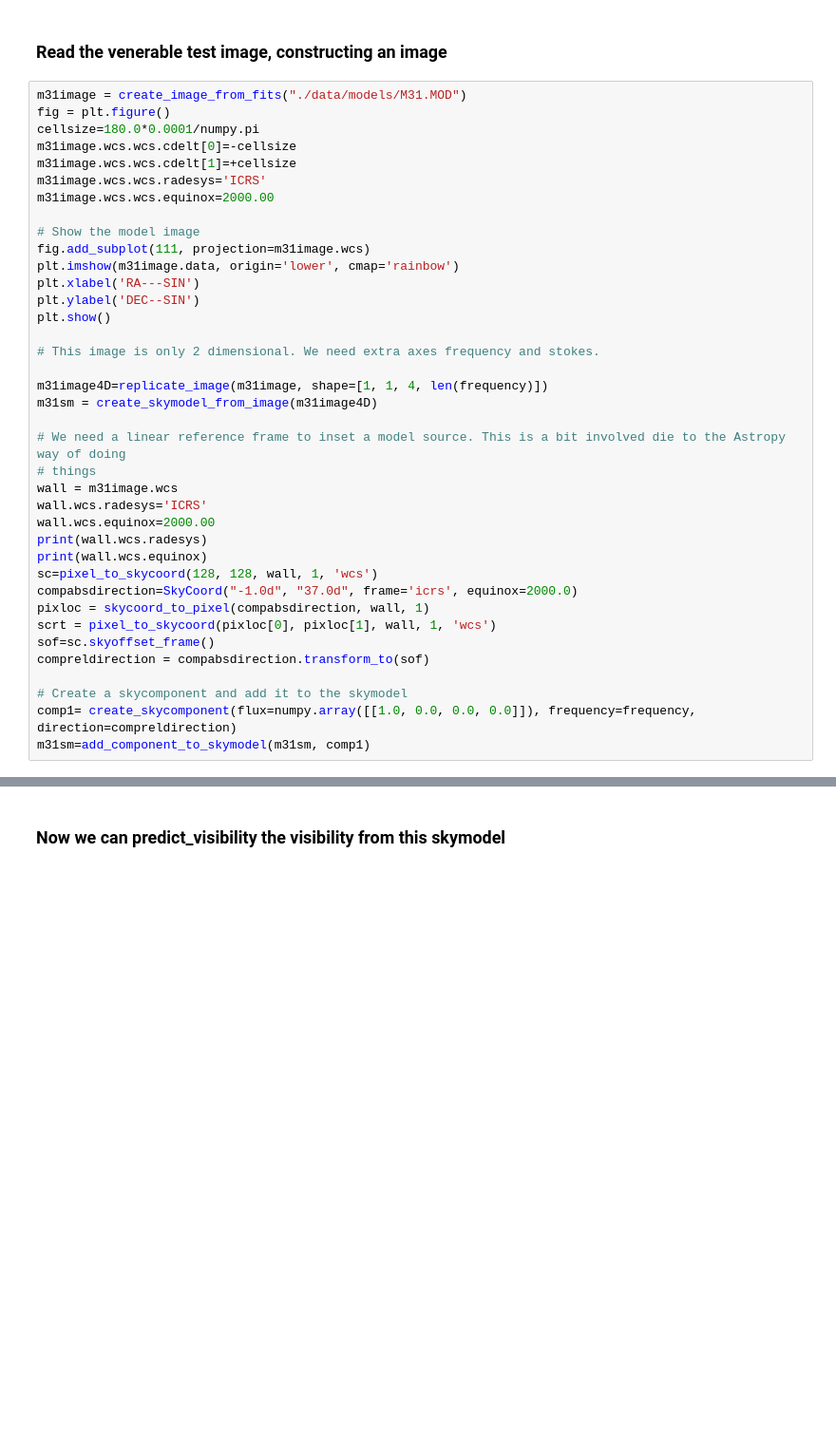
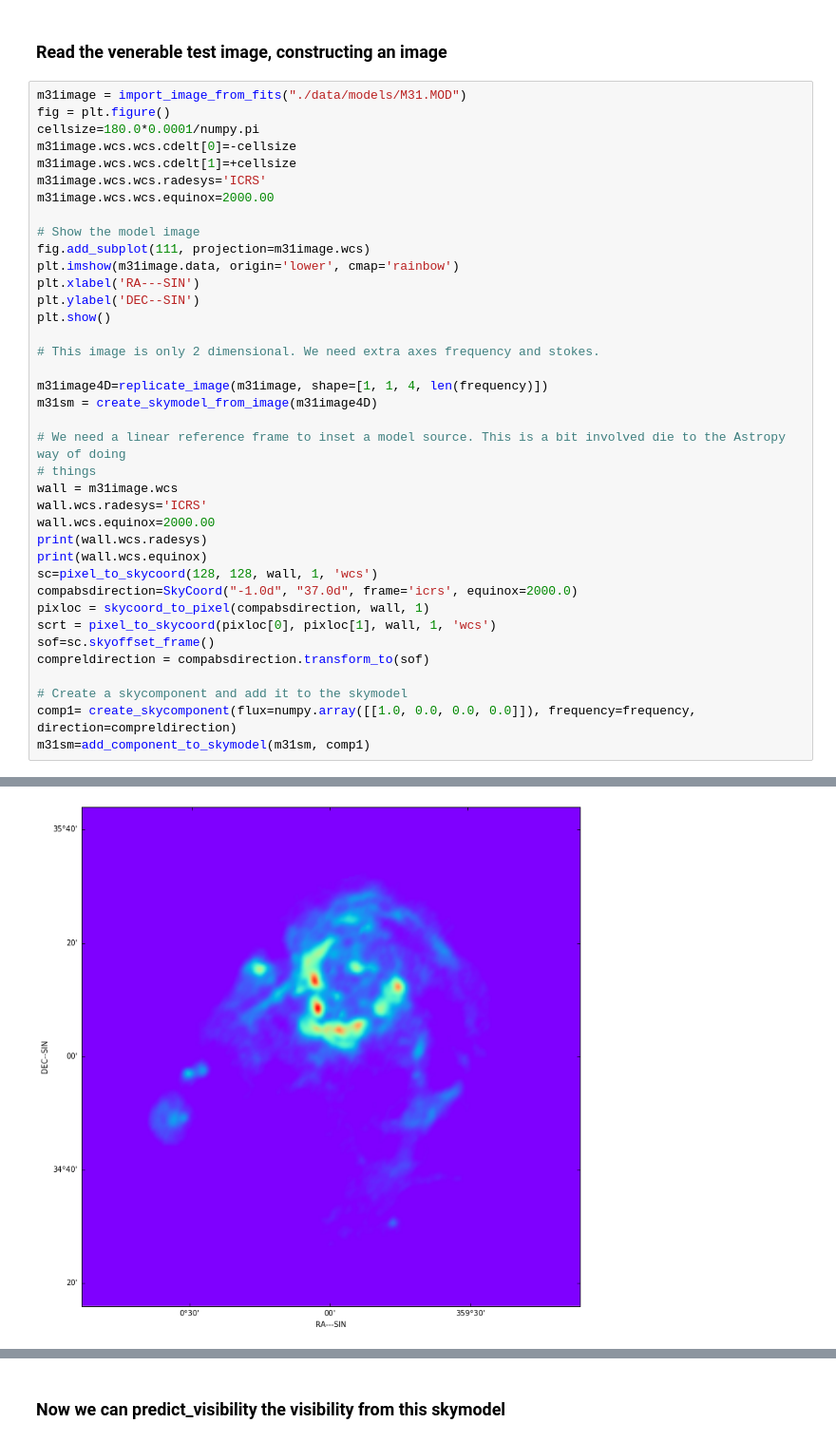
Before and after one commit to SKA-ScienceDataProcessor/algorithm-reference-library, a Jupyter notebook: examples/arl/imaging.ipynb, the cells around one changed output, grey strips where cells are left out. Shown at 95% size. Drawn from its saved outputs; the diff is of its cells as text; blank space fills up the shorter version.

Commit message:
Fix imaging.py import error
fourier_transforms.py

```diff
--- a/examples/arl/imaging.ipynb
+++ b/examples/arl/imaging.ipynb
@@ -56,7 +63,7 @@ for f in frequency:
 # %% [markdown]
 ### Read the venerable test image, constructing an image
 # %%
-m31image = create_image_from_fits("./data/models/M31.MOD")
+m31image = import_image_from_fits("./data/models/M31.MOD")
 fig = plt.figure()
 cellsize=180.0*0.0001/numpy.pi
 m31image.wcs.wcs.cdelt[0]=-cellsize
@@ -93,3 +100,4 @@ compreldirection = compabsdirection.transform_to(sof)
 # Create a skycomponent and add it to the skymodel
 comp1= create_skycomponent(flux=numpy.array([[1.0, 0.0, 0.0, 0.0]]), frequency=frequency, direction=compreldirection)
 m31sm=add_component_to_skymodel(m31sm, comp1)
+# %% [output]
@@ -95,0 +105 @@ m31sm=add_component_to_skymodel(m31sm, comp1)
+[figure, added]
```
Also changed, not shown: parts of 5 cells of this notebook, 2 other files.
